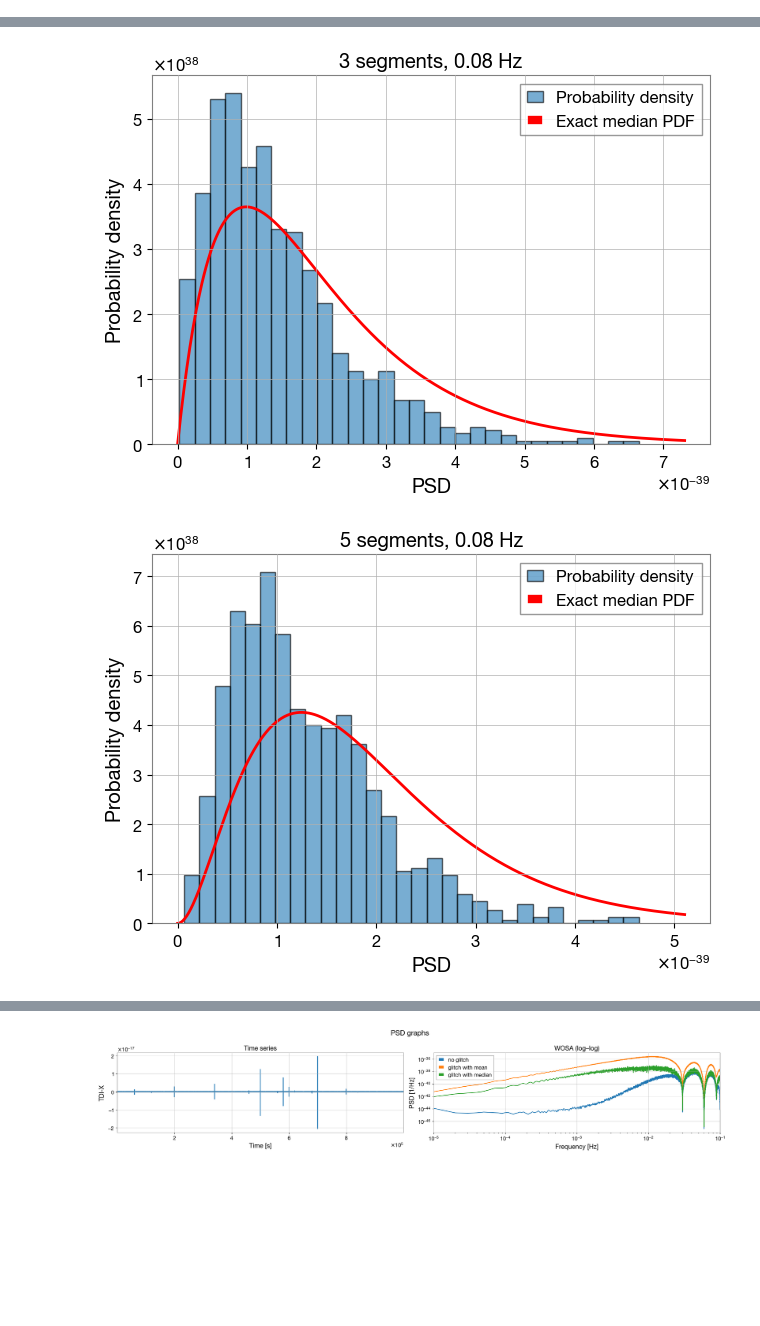
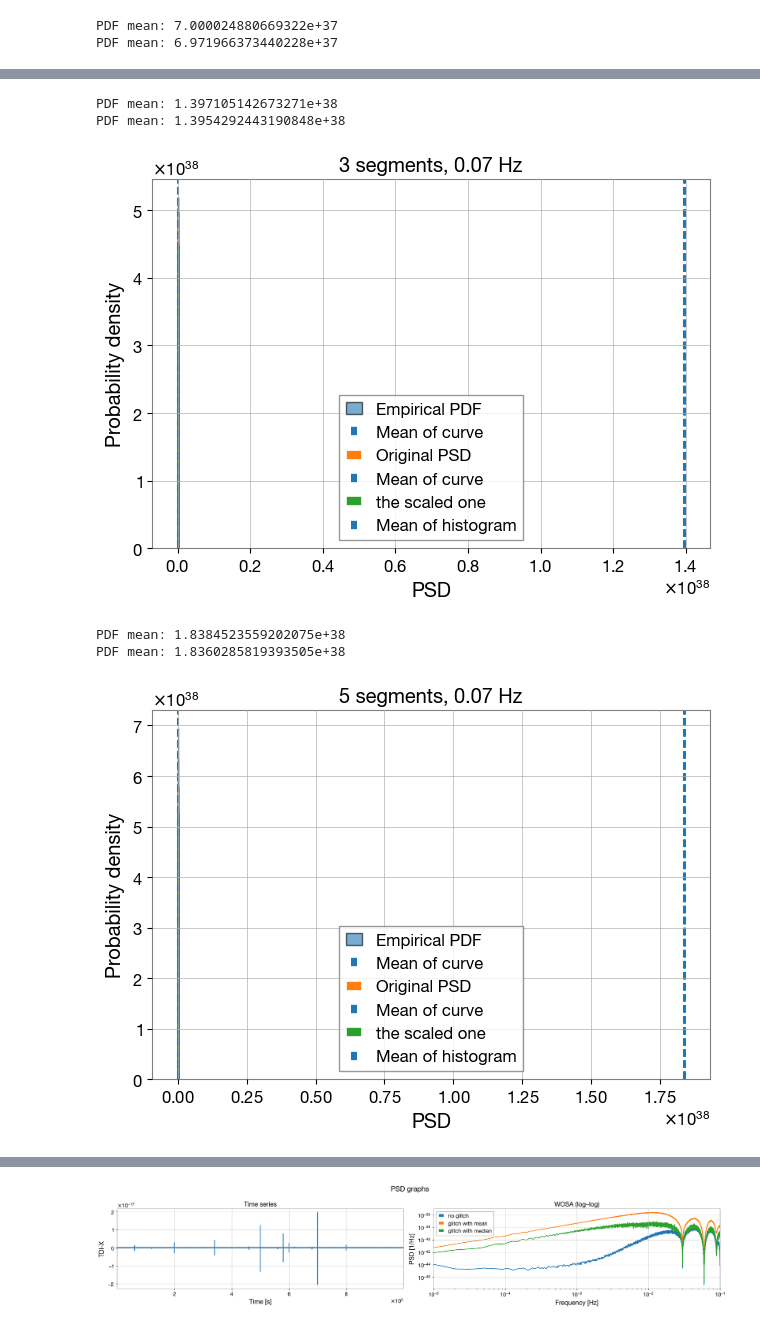
Before and after one commit to AkmDgreat/AkshatLISA, a Jupyter notebook: AkshatLISA/notebooks/psdNoiseMedianHistogram.ipynb, the cells around one changed output, grey strips where cells are left out. Saved outputs shown, nothing was run; the diff lists cells and outputs as text; code cells hidden in the pictures; blank space fills up the shorter version.

```diff
--- a/AkshatLISA/notebooks/psdNoiseMedianHistogram.ipynb
+++ b/AkshatLISA/notebooks/psdNoiseMedianHistogram.ipynb
@@ -51,33 +190,38 @@ time_noises = n_time_noise_from_psd(
 # %%
 noverlap = 0
-fraction = 0.8
+fraction = 0.7
 nperseg_noise = 20000
 f_noise, noise_psds, nseg = n_noise_psds(time_noises, fs, nperseg_noise, noverlap=noverlap, method='median')
 psd_noise_vals, orig_psd_val, chosen_f_noise, chosen_f_orig = compute_psd_noise_distribution(orig_psd, f_orig, noise_psds, f_noise, fraction = fraction)
-
+hist_mean = np.mean(psd_noise_vals)
 plot_median_histogram(psd_noise_vals,
-                      nseg,              # N  – must be odd
-                      orig_psd_val,      # scale parameter of Exp
-                      title=f"{nseg} segments, {chosen_f_orig} Hz",
+                      nseg[0],              # N  – must be odd
+                      [orig_psd_val, hist_mean / 0.693],      # scale parameter of Exp
+                      labels=["Original PSD", "the scaled one"],
+                      title=f"{nseg[0]} segments, {chosen_f_orig} Hz",
                       n_bins=30)
 
 nperseg_noise = 6000
 f_noise, noise_psds, nseg = n_noise_psds(time_noises, fs, nperseg_noise, noverlap=noverlap, method='median')
 psd_noise_vals, orig_psd_val, chosen_f_noise, chosen_f_orig = compute_psd_noise_distribution(orig_psd, f_orig, noise_psds, f_noise, fraction = fraction)
-
+hist_mean = np.mean(psd_noise_vals)
 plot_median_histogram(psd_noise_vals,
-                      nseg,              # N  – must be odd
-                      orig_psd_val,      # scale parameter of Exp
-                      title=f"{nseg} segments, {chosen_f_orig} Hz",
+                      nseg[0],              # N  – must be odd
+                      [orig_psd_val, hist_mean / 0.693],      # scale parameter of Exp
+                      labels=["Original PSD", "the scaled one"],
+                      title=f"{nseg[0]} segments, {chosen_f_orig} Hz",
                       n_bins=30)
 
 nperseg_noise = 4000
 f_noise, noise_psds, nseg = n_noise_psds(time_noises, fs, nperseg_noise, noverlap=noverlap, method='median')
 psd_noise_vals, orig_psd_val, chosen_f_noise, chosen_f_orig = compute_psd_noise_distribution(orig_psd, f_orig, noise_psds, f_noise, fraction = fraction)
-
+hist_mean = np.mean(psd_noise_vals)
 plot_median_histogram(psd_noise_vals,
-                      nseg,              # N  – must be odd
-                      orig_psd_val,      # scale parameter of Exp
-                      title=f"{nseg} segments, {chosen_f_orig} Hz",
+                      nseg[0],              # N  – must be odd
+                      [orig_psd_val, hist_mean / 0.693],      # scale parameter of Exp
+                      labels=["Original PSD", "the scaled one"],
+                      title=f"{nseg[0]} segments, {chosen_f_orig} Hz",
                       n_bins=30)
 # %% [output]
+PDF mean: 7.000024880669322e+37
+PDF mean: 6.971966373440228e+37
@@ -85,2 +229,6 @@ plot_median_histogram(psd_noise_vals,
+PDF mean: 1.397105142673271e+38
+PDF mean: 1.3954292443190848e+38
-[figure, old version]
+[figure, new version]
+PDF mean: 1.8384523559202075e+38
+PDF mean: 1.8360285819393505e+38
-[figure, old version]
+[figure, new version]
```
Also changed, not shown: parts of 14 cells of this notebook, 31 other files.
